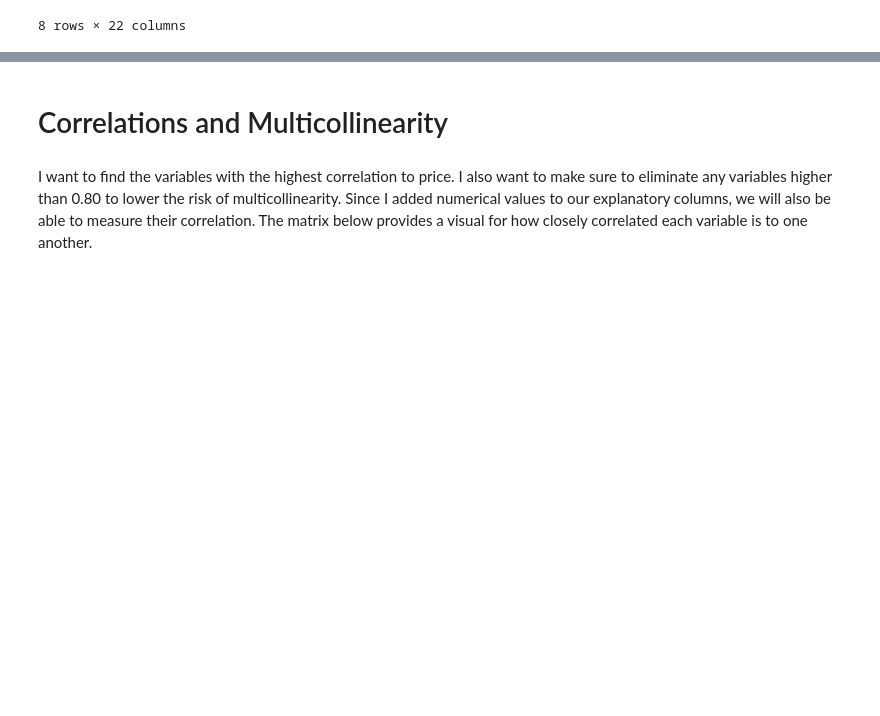
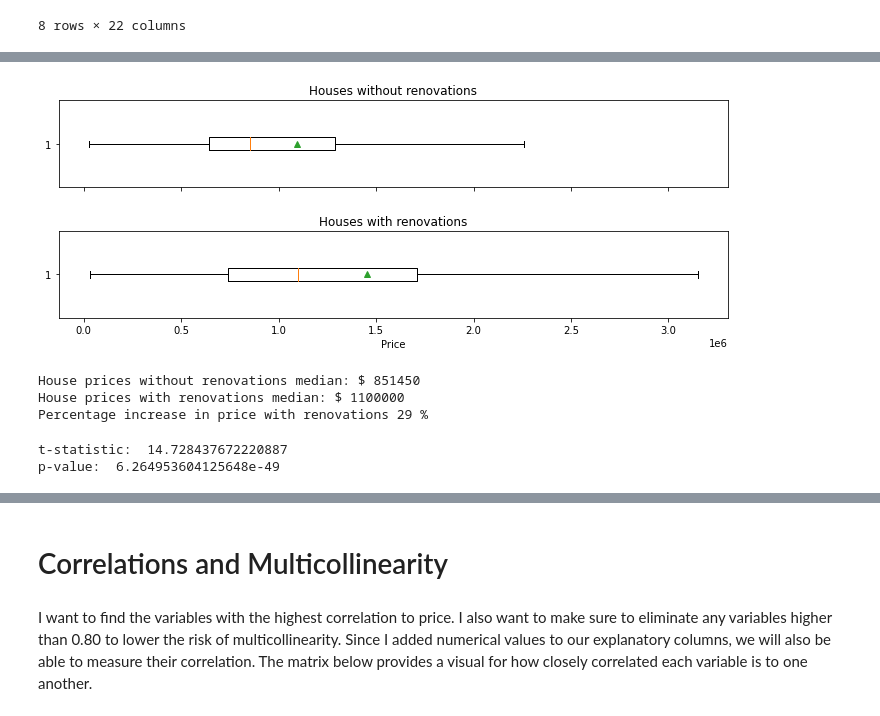
Before and after one commit to Fellme/King_County_Housing_Fell, a Jupyter notebook: King County Housing Linear Regression V2 Fell.ipynb, the cells around one changed output, grey strips where cells are left out. Drawn from its saved outputs; the diff is of its cells as text; code cells hidden in the pictures; blank space fills up the shorter version.

```diff
--- a/King County Housing Linear Regression V2 Fell.ipynb
+++ b/King County Housing Linear Regression V2 Fell.ipynb
@@ -213,0 +250,39 @@ clean_king.describe()
+# %%
+#Create two sets of data, one for transactions without renovations (woreno) and one with renovations(reno).
+prices_woreno = clean_king[clean_king['renovated']== 0].price
+prices_reno = clean_king[clean_king['renovated']!= 0].price
+fig, (ax1, ax2) = plt.subplots(nrows = 2, ncols = 1, figsize = (12,4), sharex=True)
+
+#Create boxplot without outliers for better visualization.
+ax1.boxplot(prices_woreno, vert=False, showfliers=False, showmeans=True)
+ax2.boxplot(prices_reno,vert=False, showfliers=False, showmeans=True)
+ax1.set_title('Houses without renovations')
+ax2.set_title('Houses with renovations')
+plt.xlabel('Price')
+plt.subplots_adjust(hspace=0.50)
+plt.show()
+print('House prices without renovations median: $',int(prices_woreno.median()))
+print('House prices with renovations median: $',int(prices_reno.median()))
+print('Percentage increase in price with renovations',
+      int(float((prices_reno.median()-prices_woreno.median())/prices_woreno.median())*100),'%')
+# %% [output]
+[figure, added]
+House prices without renovations median: $ 851450
+House prices with renovations median: $ 1100000
+Percentage increase in price with renovations 29 %
+# %%
+from scipy.stats import ttest_ind
+
+# Split the data into two groups based on renovation status
+renovated = clean_king[clean_king['renovated'] == True]['price']
+not_renovated = clean_king[clean_king['renovated'] == False]['price']
+
+# Perform two-sample t-test
+t_statistic, p_value = ttest_ind(renovated, not_renovated)
+
+# Print the results
+print("t-statistic: ", t_statistic)
+print("p-value: ", p_value)
+# %% [output]
+t-statistic:  14.728437672220887
+p-value:  6.264953604125648e-49
```
Also changed, not shown: parts of 48 cells of this notebook.
